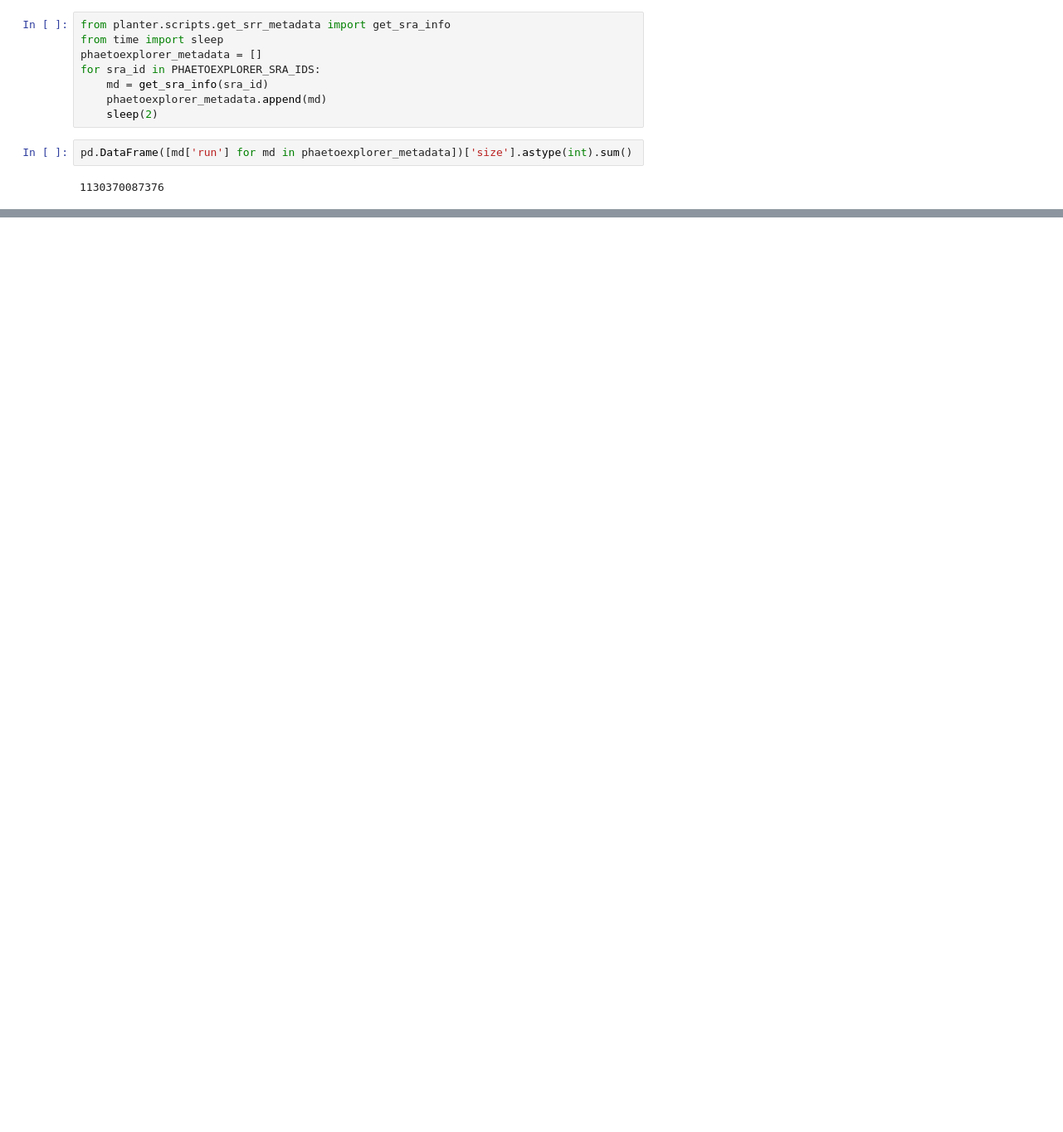
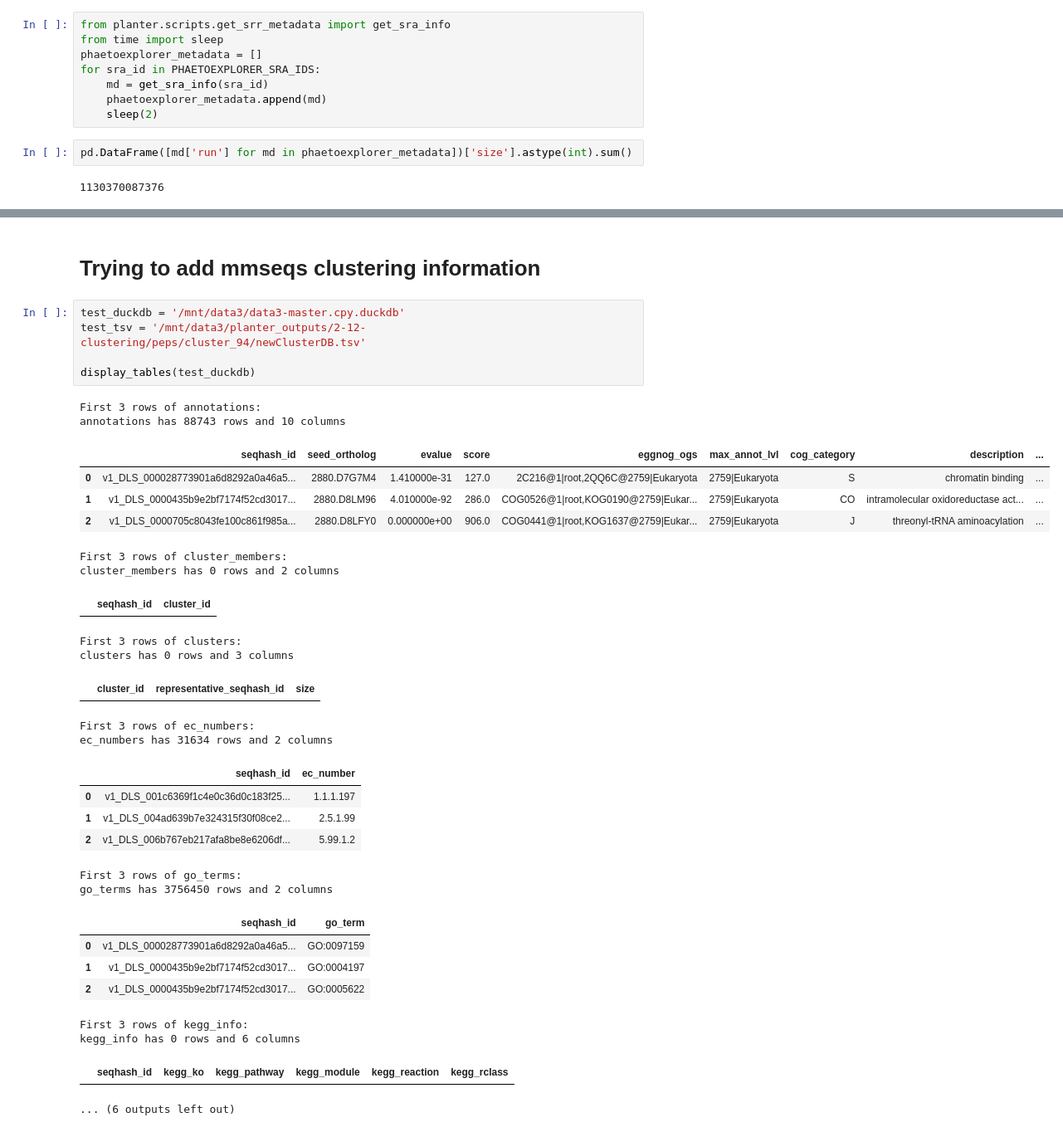
Before and after one commit to arudhir/planter, a Jupyter notebook: notebooks/master-database.ipynb, the cells around one changed output, grey strips where cells are left out. Shown at 83% size. Cells and saved outputs as stored; diff of their text form; blank space fills up the shorter version.

```diff
--- a/notebooks/master-database.ipynb
+++ b/notebooks/master-database.ipynb
@@ -790 +781,37 @@ Text(0.95, 0.95, '\nn = 2,462,539\nmin = 100 aa\nmax = 7993 aa\nmean = 345.5 aa\
 [figure]
+# %% [markdown]
+# Trying to add mmseqs clustering information
+# %%
+test_duckdb = '/mnt/data3/data3-master.cpy.duckdb'
+test_tsv = '/mnt/data3/planter_outputs/2-12-clustering/peps/cluster_94/newClusterDB.tsv'
+
+display_tables(test_duckdb)
+# %% [output]
+First 3 rows of annotations:
+annotations has 88743 rows and 10 columns
+|  | seqhash_id | seed_ortholog | evalue | score | eggnog_ogs | max_annot_lvl | cog_category | description | ... |
+| 0 | v1_DLS_000028773901a6d8292a0a46a5... | 2880.D7G7M4 | 1.410000e-31 | 127.0 | 2C216@1|root,2QQ6C@2759|Eukaryota | 2759|Eukaryota | S | chromatin binding | ... |
+| 1 | v1_DLS_0000435b9e2bf7174f52cd3017... | 2880.D8LM96 | 4.010000e-92 | 286.0 | COG0526@1|root,KOG0190@2759|Eukar... | 2759|Eukaryota | CO | intramolecular oxidoreductase act... | ... |
+| 2 | v1_DLS_0000705c8043fe100c861f985a... | 2880.D8LFY0 | 0.000000e+00 | 906.0 | COG0441@1|root,KOG1637@2759|Eukar... | 2759|Eukaryota | J | threonyl-tRNA aminoacylation | ... |
+First 3 rows of cluster_members:
+cluster_members has 0 rows and 2 columns
+|  | seqhash_id | cluster_id |
+First 3 rows of clusters:
+clusters has 0 rows and 3 columns
+|  | cluster_id | representative_seqhash_id | size |
+First 3 rows of ec_numbers:
+ec_numbers has 31634 rows and 2 columns
+|  | seqhash_id | ec_number |
+| 0 | v1_DLS_001c6369f1c4e0c36d0c183f25... | 1.1.1.197 |
+| 1 | v1_DLS_004ad639b7e324315f30f08ce2... | 2.5.1.99 |
+| 2 | v1_DLS_006b767eb217afa8be8e6206df... | 5.99.1.2 |
+First 3 rows of go_terms:
+go_terms has 3756450 rows and 2 columns
+|  | seqhash_id | go_term |
+| 0 | v1_DLS_000028773901a6d8292a0a46a5... | GO:0097159 |
+| 1 | v1_DLS_0000435b9e2bf7174f52cd3017... | GO:0004197 |
+| 2 | v1_DLS_0000435b9e2bf7174f52cd3017... | GO:0005622 |
+First 3 rows of kegg_info:
+kegg_info has 0 rows and 6 columns
+|  | seqhash_id | kegg_ko | kegg_pathway | kegg_module | kegg_reaction | kegg_rclass |
+... (6 outputs left out)
```
Also changed, not shown: parts of 13 cells of this notebook, 4 other files.
